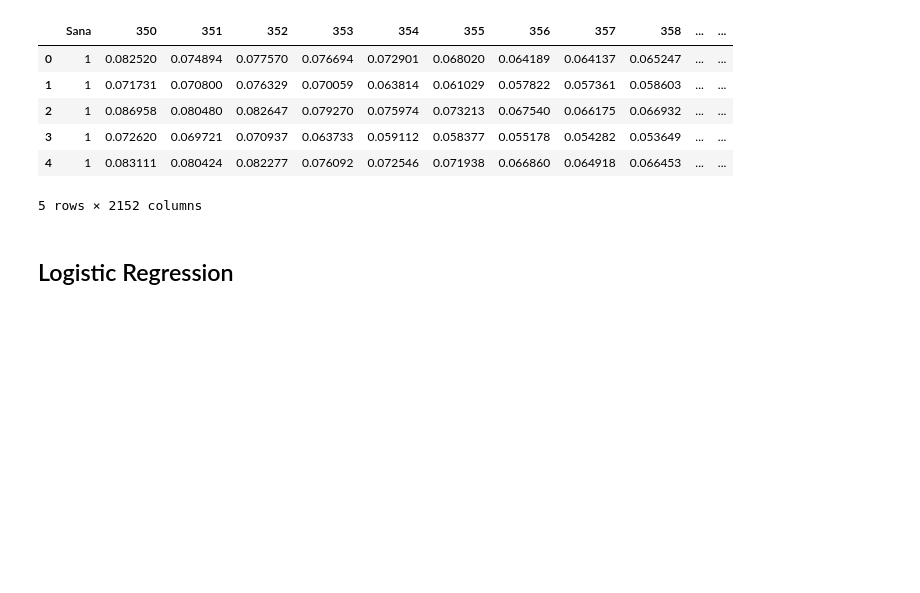
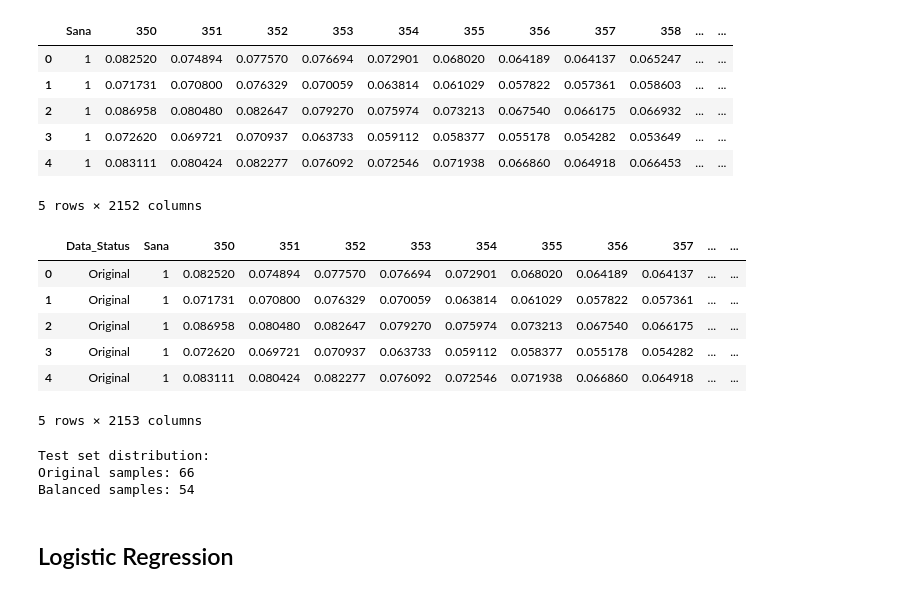
Before and after one commit to RicardoLoperaV/DiPreSi, a Jupyter notebook: Balanceo/Clasification/df11_Class_Balance.ipynb, the cells around one changed output. Saved outputs shown, nothing was run; the diff lists cells and outputs as text; code cells hidden in the pictures; blank space fills up the shorter version.

```diff
--- a/Balanceo/Clasification/df11_Class_Balance.ipynb
+++ b/Balanceo/Clasification/df11_Class_Balance.ipynb
@@ -102,18 +102,47 @@ Original shape: (230, 2151), Balanced shape: (400, 2151)
 | 3 | 1 | 0.072620 | 0.069721 | 0.070937 | 0.063733 | 0.059112 | 0.058377 | 0.055178 | 0.054282 | 0.053649 | ... | ... |
 | 4 | 1 | 0.083111 | 0.080424 | 0.082277 | 0.076092 | 0.072546 | 0.071938 | 0.066860 | 0.064918 | 0.066453 | ... | ... |
 5 rows × 2152 columns
+# %%
+# Add a column to distinguish between data before and after balancing
+# Mark original data
+n_original = len(df)
+n_synthetic = len(df_balanced) - n_original
+
+# Create status array: first n_original are 'Original', rest are 'Balanced'
+data_status = ['Original'] * n_original + ['Balanced'] * n_synthetic
+df_balanced.insert(0, 'Data_Status', data_status)
+df_balanced.head()
+# %% [output]
+|  | Data_Status | Sana | 350 | 351 | 352 | 353 | 354 | 355 | 356 | 357 | ... | ... |
+| 0 | Original | 1 | 0.082520 | 0.074894 | 0.077570 | 0.076694 | 0.072901 | 0.068020 | 0.064189 | 0.064137 | ... | ... |
+| 1 | Original | 1 | 0.071731 | 0.070800 | 0.076329 | 0.070059 | 0.063814 | 0.061029 | 0.057822 | 0.057361 | ... | ... |
+| 2 | Original | 1 | 0.086958 | 0.080480 | 0.082647 | 0.079270 | 0.075974 | 0.073213 | 0.067540 | 0.066175 | ... | ... |
+| 3 | Original | 1 | 0.072620 | 0.069721 | 0.070937 | 0.063733 | 0.059112 | 0.058377 | 0.055178 | 0.054282 | ... | ... |
+| 4 | Original | 1 | 0.083111 | 0.080424 | 0.082277 | 0.076092 | 0.072546 | 0.071938 | 0.066860 | 0.064918 | ... | ... |
+5 rows × 2153 columns
 # %%
 # data treatment
 
 # Data preparation for model production
-df_X = df_balanced.drop(columns=['Sana'])
+df_X = df_balanced.drop(columns=['Sana', 'Data_Status'])
 
 X = df_X.values
-
 y = df_balanced['Sana'].values
+data_status = df_balanced['Data_Status'].values  # Keep track of data origin
 
 #split the data into training and testing sets
-X_train, X_test, y_train, y_test = train_test_split(X, y, test_size=0.3, random_state=42, stratify=y)
+X_train, X_test, y_train, y_test, status_train, status_test = train_test_split(
+    X, y, data_status, test_size=0.3, random_state=42, stratify=y
+)
+
+# Print distribution
+print(f"Test set distribution:")
+print(f"Original samples: {sum(status_test == 'Original')}")
+print(f"Balanced samples: {sum(status_test == 'Balanced')}")
+# %% [output]
+Test set distribution:
+Original samples: 66
+Balanced samples: 54
 # %% [markdown]
 ## Logistic Regression
 # %%
```
Also changed, not shown: parts of 1 cell of this notebook, 14 other files.
